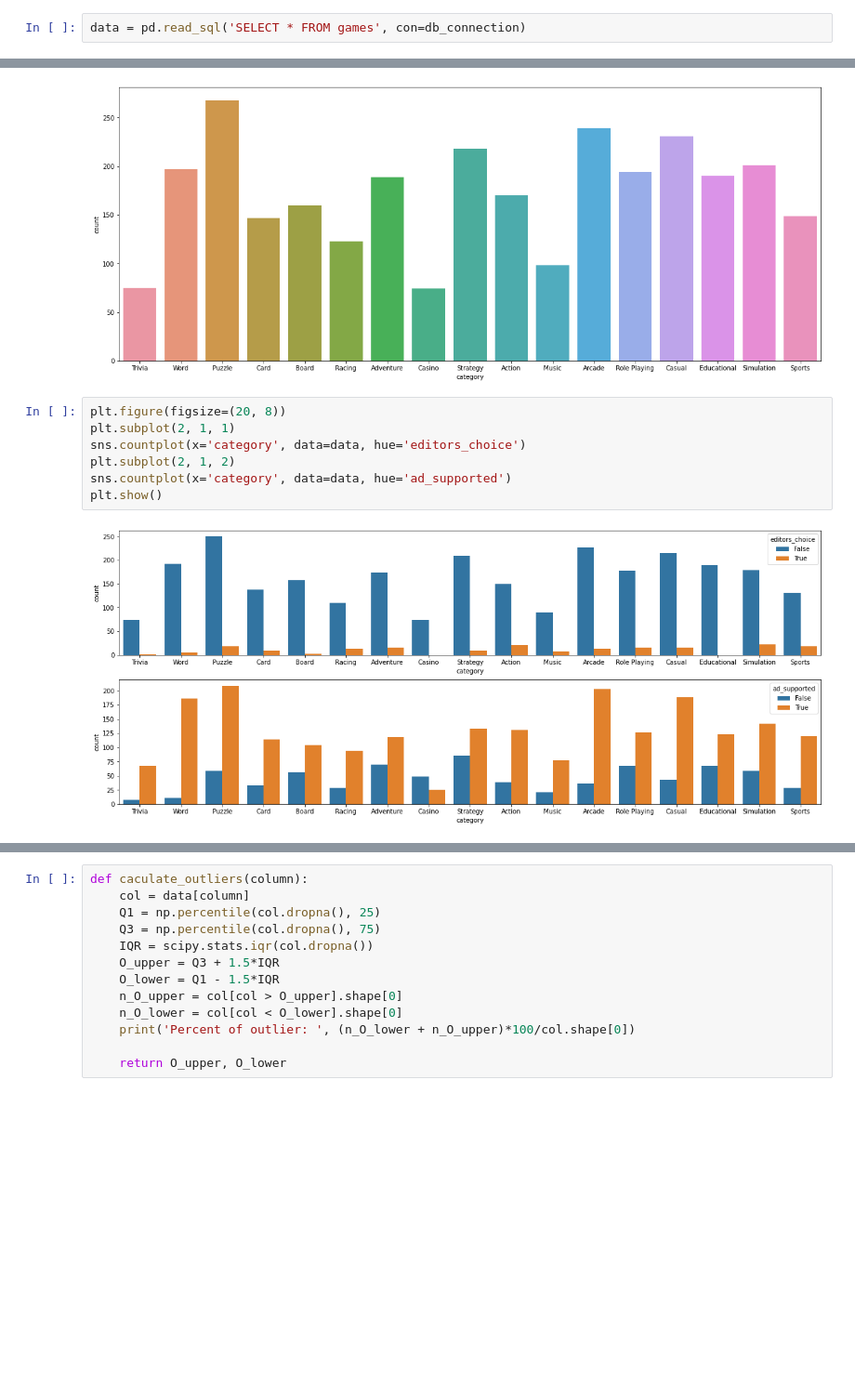
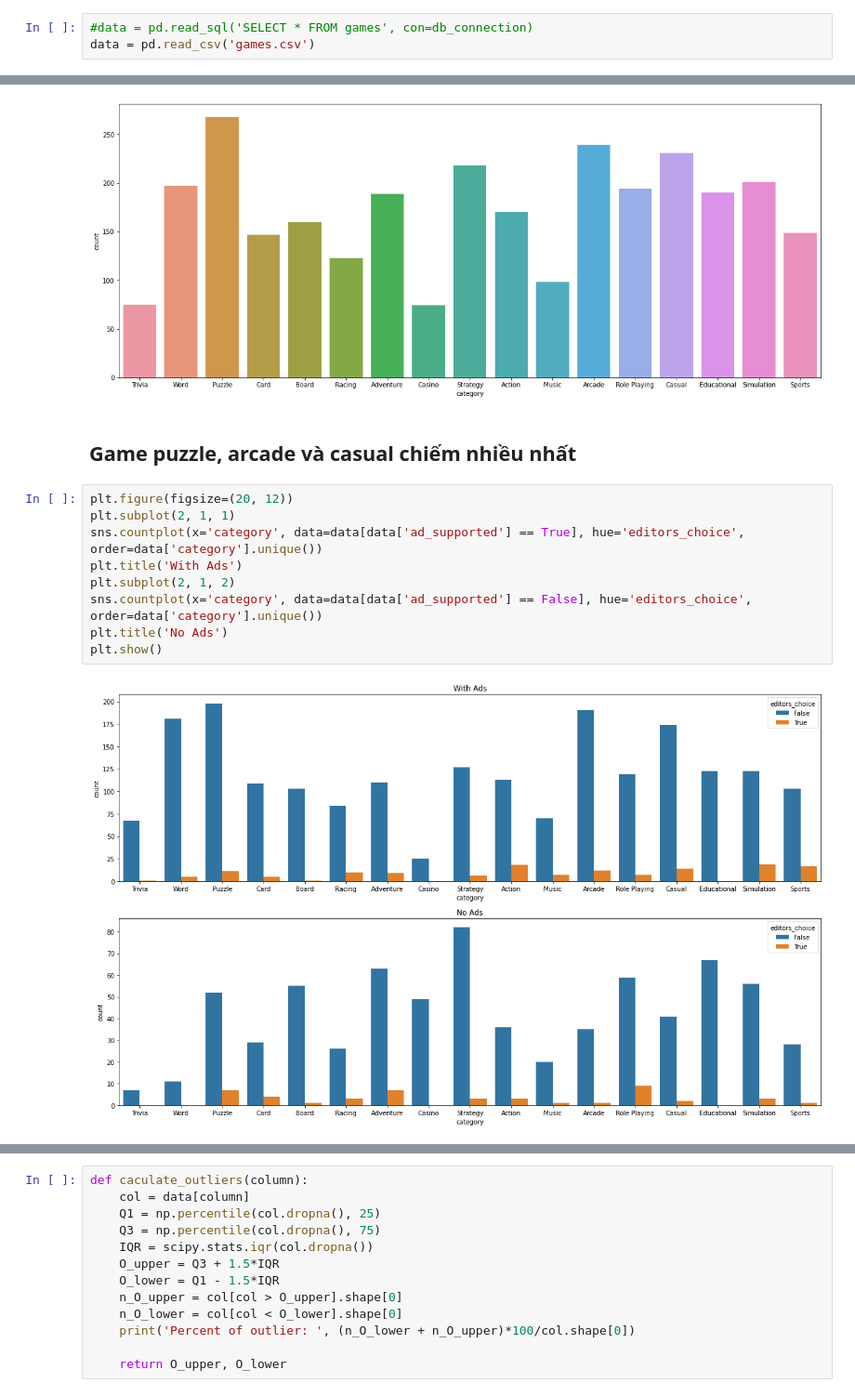
Before and after one commit to hieplk97/Recommendation-For-Games, a Jupyter notebook: jupyter_lab/Data Explorer.ipynb, the cells around one changed output, grey strips where cells are left out. Shown at 93% size. Saved outputs shown, nothing was run; the diff lists cells and outputs as text; blank space fills up the shorter version.

```diff
--- a/jupyter_lab/Data Explorer.ipynb
+++ b/jupyter_lab/Data Explorer.ipynb
@@ -17,5 +20,6 @@ db_connection = create_engine(db_connection_str)
 # %%
-data = pd.read_sql('SELECT * FROM games', con=db_connection)
+#data = pd.read_sql('SELECT * FROM games', con=db_connection)
+data = pd.read_csv('games.csv')
 # %%
 # Convert price vnd to usd
 data['price'] = round(data['price'].str.replace(',', '').replace('free','0').astype(float) / 23000, 2)
@@ -138,12 +146,16 @@ sns.countplot(x='category', data=data)
 # %% [output]
 <AxesSubplot:xlabel='category', ylabel='count'>
 [figure]
+# %% [markdown]
+## Game puzzle, arcade và casual chiếm nhiều nhất
 # %%
-plt.figure(figsize=(20, 8))
+plt.figure(figsize=(20, 12))
 plt.subplot(2, 1, 1)
-sns.countplot(x='category', data=data, hue='editors_choice')
+sns.countplot(x='category', data=data[data['ad_supported'] == True], hue='editors_choice', order=data['category'].unique())
+plt.title('With Ads')
 plt.subplot(2, 1, 2)
-sns.countplot(x='category', data=data, hue='ad_supported')
+sns.countplot(x='category', data=data[data['ad_supported'] == False], hue='editors_choice',  order=data['category'].unique())
+plt.title('No Ads')
 plt.show()
 # %% [output]
-[figure, old version]
+[figure, new version]
```
Also changed, not shown: parts of 38 cells of this notebook.
